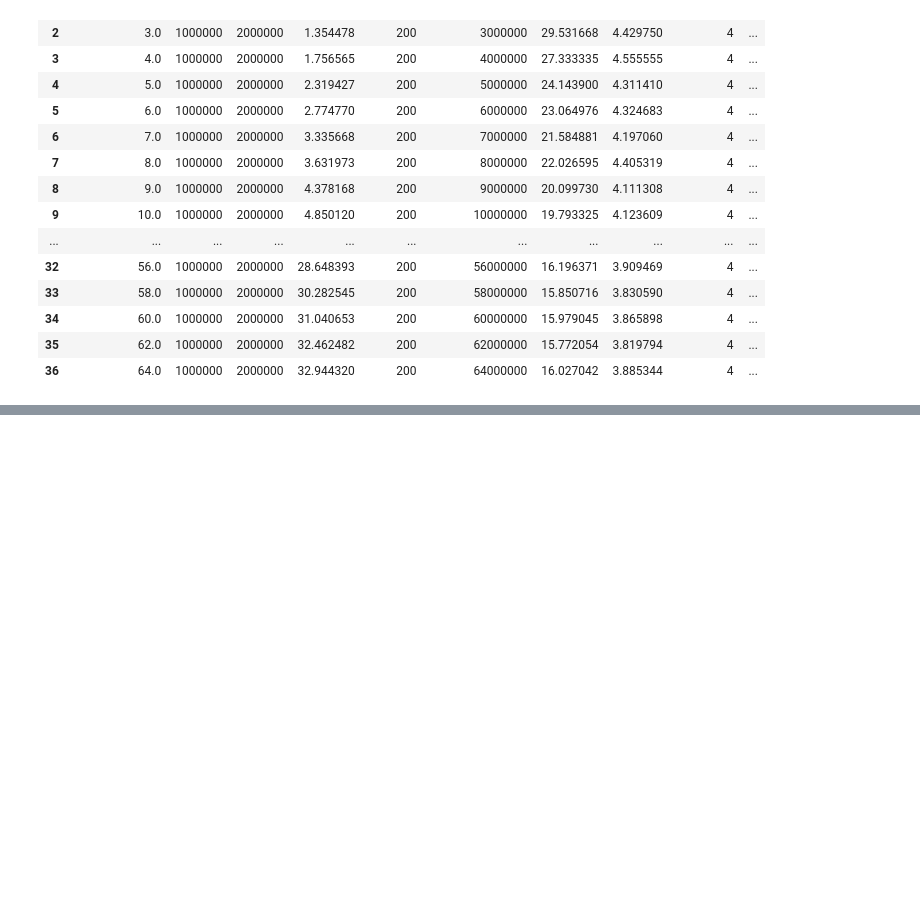
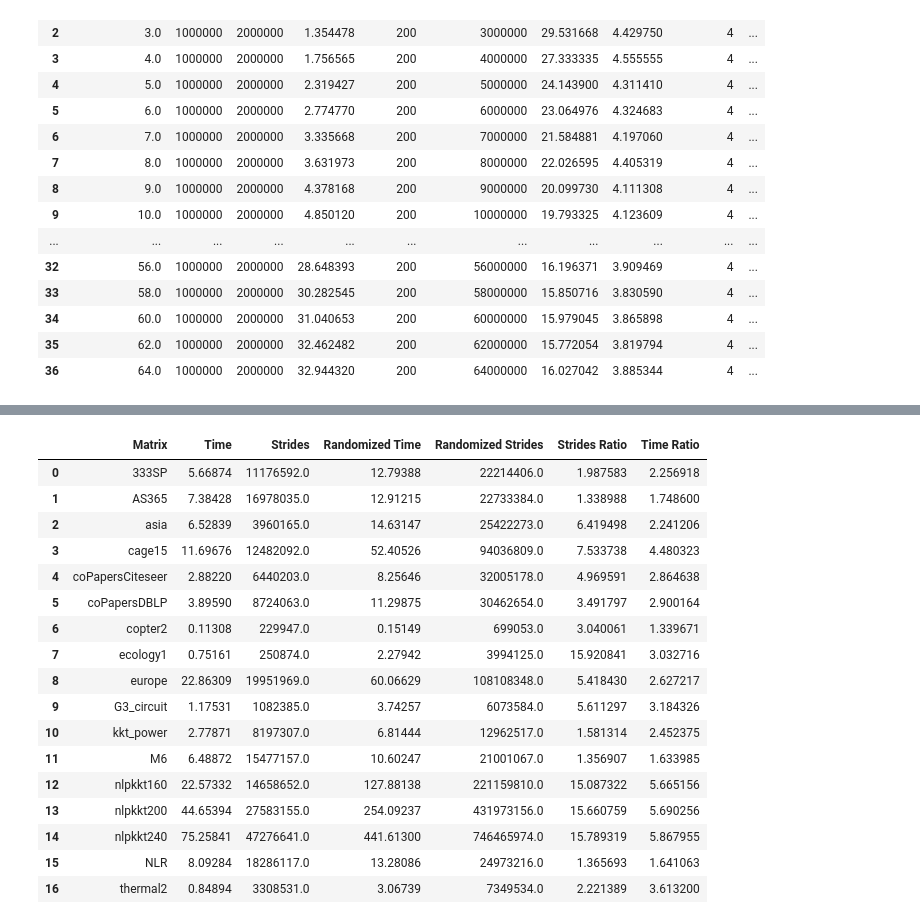
Before and after one commit to marufdsi/Benchmark_SpMV_using_CSR5, a Jupyter notebook: CSR5_SpMV_GPU_Plots.ipynb, the cells around one changed output, grey strips where cells are left out. Saved outputs shown, nothing was run; the diff lists cells and outputs as text; code cells hidden in the pictures; blank space fills up the shorter version.

```diff
--- a/CSR5_SpMV_GPU_Plots.ipynb
+++ b/CSR5_SpMV_GPU_Plots.ipynb
@@ -1090,3 +1090,60 @@ uk-2002  : Strides Diff->  295929602  Time Diff / Stride Diff->  9.5266272145359
 | 4 | uk-2002 | 295929602 | 9.526627e-07 | 281.9211 | 523574516 |
 [drawing not drawn]
 [drawing not drawn]
+# %%
+matrix = [
+    "333SP"
+    , "AS365"
+    , "asia"
+    , "cage15"
+    , "coPapersCiteseer"
+    , "coPapersDBLP"
+    , "copter2"
+    , "ecology1"
+    , "europe"
+    , "G3_circuit"
+    , "kkt_power"
+    , "M6"
+    , "nlpkkt160"
+    , "nlpkkt200"
+    , "nlpkkt240"
+    , "NLR"
+    , "thermal2"
+#     , "uk-2002"
+]
+
+
+data = pd.read_csv("../Benchmark_SpMV_using_CSR/spmv_cuda/CUSPARSE_Details.csv")
+data = data.groupby("Name").mean()
+data = data.reset_index()
+time = []
+random_time = []
+strides = []
+random_strides = []
+for mat in matrix:
+#     print(mat)
+    for index, row in data.iterrows():
+        if row["Name"] == (mat + "_0"):
+            print(mat)
+            time.append(row["AvgTime"])
+            strides.append(row["Strides"])
+        if row["Name"] == (mat + "_shuffle_0"):
+            random_time.append(row["AvgTime"])
+            random_strides.append(row["Strides"])
+df = pd.DataFrame()
+df["Matrix"] = matrix
+df["Time"] = time
+df["Strides"] = strides
+df["Randomized Time"] = random_time
+df["Randomized Strides"] = random_strides
+stride_ratio = []
+time_ratio = []
+for index, row in df.iterrows():
+    stride_ratio.append(row["Randomized Strides"]/row["Strides"])
+    time_ratio.append(row["Randomized Time"]/row["Time"])
+
+df["Strides Ratio"] = stride_ratio
+df["Time Ratio"] = time_ratio
+df.plot(kind='scatter', x='Strides Ratio', y='Time Ratio')
+df
+# %% [output]
@@ -1092,0 +1167,18 @@ uk-2002  : Strides Diff->  295929602  Time Diff / Stride Diff->  9.5266272145359
+|  | Matrix | Time | Strides | Randomized Time | Randomized Strides | Strides Ratio | Time Ratio |
+| 0 | 333SP | 5.66874 | 11176592.0 | 12.79388 | 22214406.0 | 1.987583 | 2.256918 |
+| 1 | AS365 | 7.38428 | 16978035.0 | 12.91215 | 22733384.0 | 1.338988 | 1.748600 |
+| 2 | asia | 6.52839 | 3960165.0 | 14.63147 | 25422273.0 | 6.419498 | 2.241206 |
+| 3 | cage15 | 11.69676 | 12482092.0 | 52.40526 | 94036809.0 | 7.533738 | 4.480323 |
+| 4 | coPapersCiteseer | 2.88220 | 6440203.0 | 8.25646 | 32005178.0 | 4.969591 | 2.864638 |
+| 5 | coPapersDBLP | 3.89590 | 8724063.0 | 11.29875 | 30462654.0 | 3.491797 | 2.900164 |
+| 6 | copter2 | 0.11308 | 229947.0 | 0.15149 | 699053.0 | 3.040061 | 1.339671 |
+| 7 | ecology1 | 0.75161 | 250874.0 | 2.27942 | 3994125.0 | 15.920841 | 3.032716 |
+| 8 | europe | 22.86309 | 19951969.0 | 60.06629 | 108108348.0 | 5.418430 | 2.627217 |
+| 9 | G3_circuit | 1.17531 | 1082385.0 | 3.74257 | 6073584.0 | 5.611297 | 3.184326 |
+| 10 | kkt_power | 2.77871 | 8197307.0 | 6.81444 | 12962517.0 | 1.581314 | 2.452375 |
+| 11 | M6 | 6.48872 | 15477157.0 | 10.60247 | 21001067.0 | 1.356907 | 1.633985 |
+| 12 | nlpkkt160 | 22.57332 | 14658652.0 | 127.88138 | 221159810.0 | 15.087322 | 5.665156 |
+| 13 | nlpkkt200 | 44.65394 | 27583155.0 | 254.09237 | 431973156.0 | 15.660759 | 5.690256 |
+| 14 | nlpkkt240 | 75.25841 | 47276641.0 | 441.61300 | 746465974.0 | 15.789319 | 5.867955 |
+| 15 | NLR | 8.09284 | 18286117.0 | 13.28086 | 24973216.0 | 1.365693 | 1.641063 |
+| 16 | thermal2 | 0.84894 | 3308531.0 | 3.06739 | 7349534.0 | 2.221389 | 3.613200 |
```
Also changed, not shown: parts of 3 cells of this notebook.
